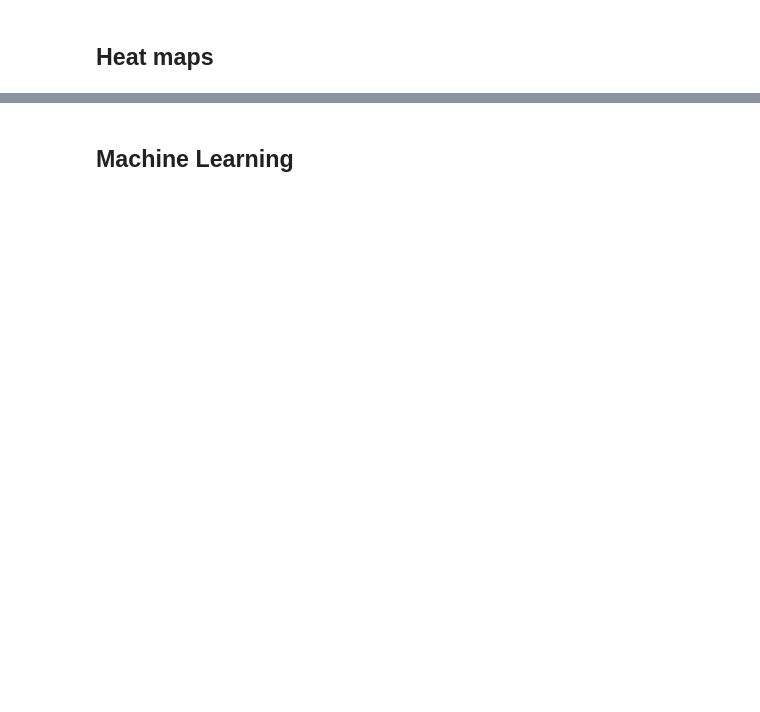
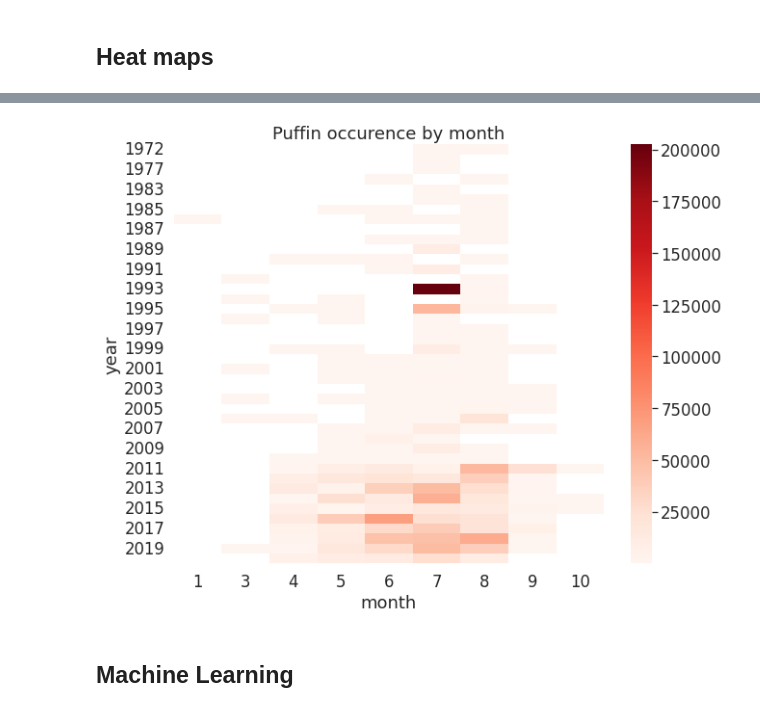
Before and after one commit to sveppalicious/Birds, a Jupyter notebook: Birds.ipynb, the cells around one changed output, grey strips where cells are left out. Drawn from its saved outputs; the diff is of its cells as text; code cells hidden in the pictures; blank space fills up the shorter version.

```diff
--- a/Birds.ipynb
+++ b/Birds.ipynb
@@ -236,3 +343,12 @@ plt.show()
+# %%
+puffins = birds[birds["vernacularName"] == "Atlantic Puffin"]
+puffins.head()
+fig, ax = plt.subplots(figsize=(10, 8))
+ax = make_heatmap(puffins)
+plt.title("Puffin occurence by month")
+plt.show()
+# %% [output]
+[figure, added]
 # %% [markdown]
 ## Machine Learning
 # %%
```
Also changed, not shown: parts of 22 cells of this notebook, 1 other file.
